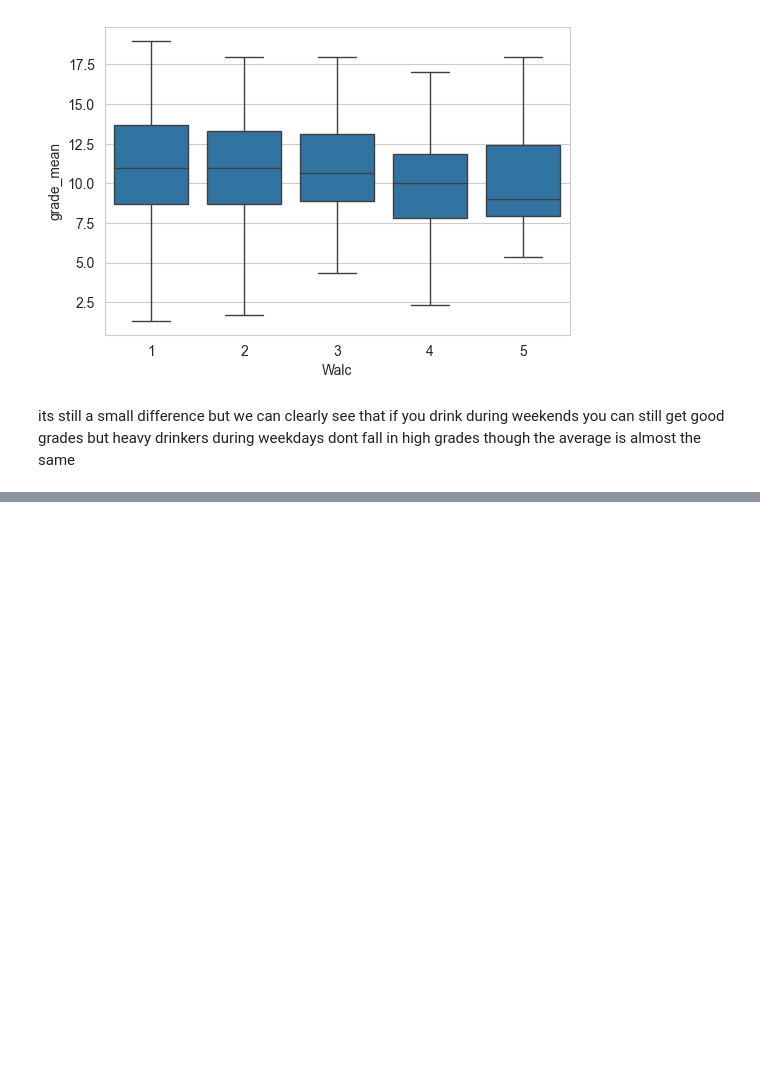
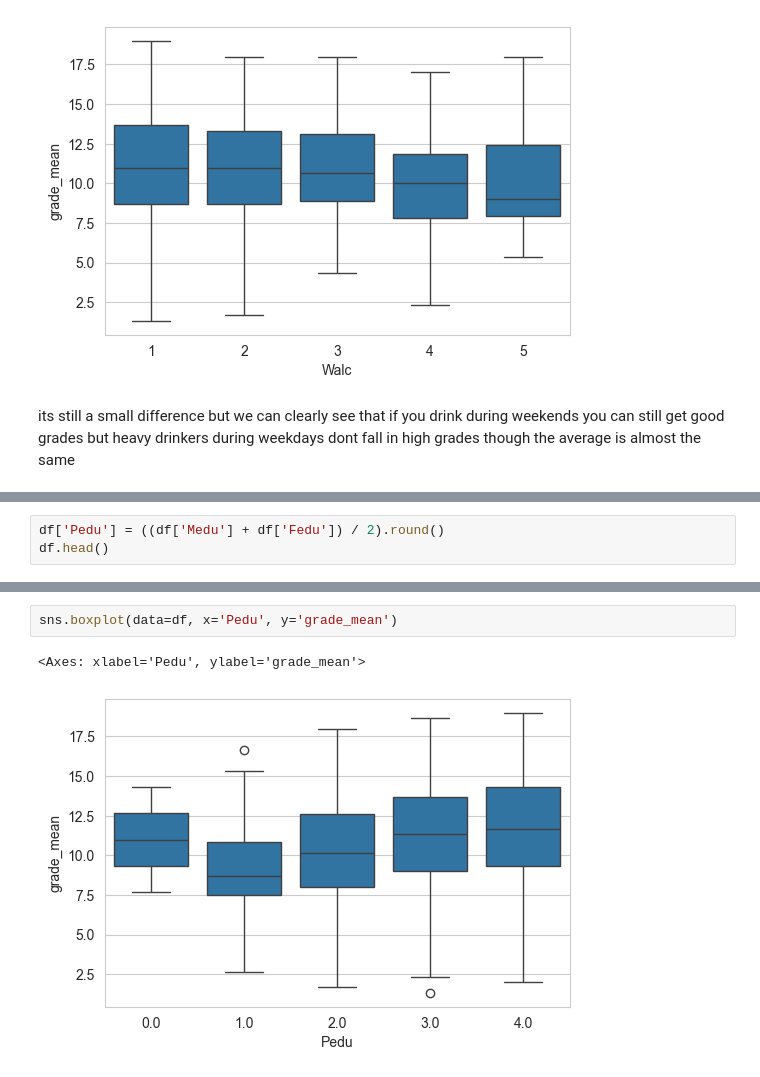
Before and after one commit to 3wn00/data_science_portfolio, a Jupyter notebook: student_alchohol_consumption/main.ipynb, the cells around one changed output, grey strips where cells are left out. Cells and saved outputs as stored; diff of their text form; blank space fills up the shorter version.

```diff
--- a/student_alchohol_consumption/main.ipynb
+++ b/student_alchohol_consumption/main.ipynb
@@ -140,0 +157,3 @@ wadawdwa
+# %%
+df['Pedu'] = ((df['Medu'] + df['Fedu']) / 2).round()
+df.head()
@@ -140,0 +168,5 @@ wadawdwa
+# %%
+sns.boxplot(data=df, x='Pedu', y='grade_mean')
+# %% [output]
+<Axes: xlabel='Pedu', ylabel='grade_mean'>
+[figure, added]
```
Also changed, not shown: parts of 24 cells of this notebook.
